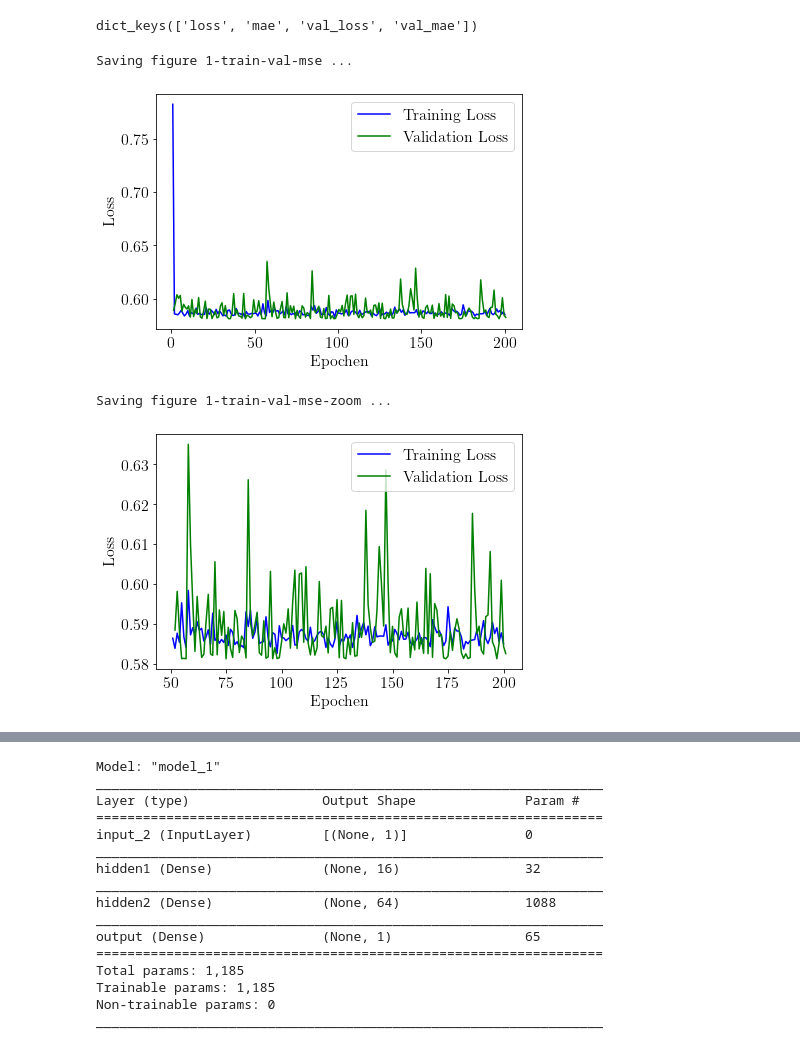
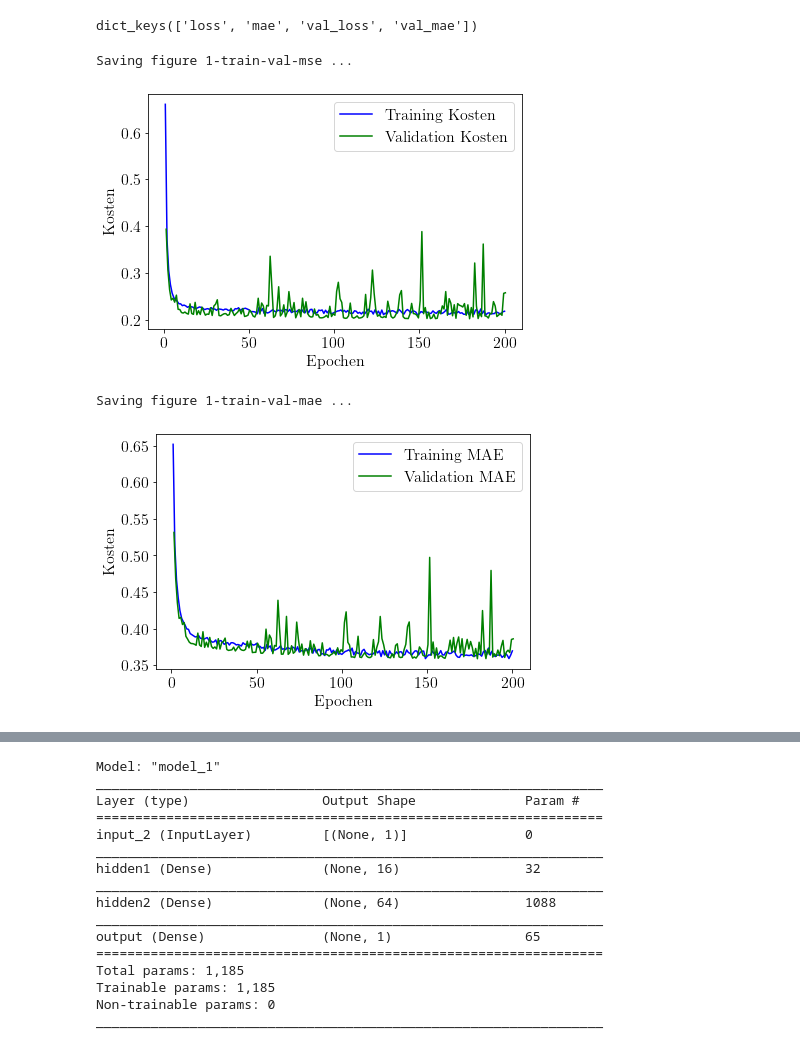
Before and after one commit to JensDll/bachelorarbeit-notebooks, a Jupyter notebook: first-nn/sine.ipynb, the cells around one changed output, grey strips where cells are left out. Saved outputs shown, nothing was run; the diff lists cells and outputs as text; code cells hidden in the pictures.

```diff
--- a/first-nn/sine.ipynb
+++ b/first-nn/sine.ipynb
@@ -113,7 +113,7 @@ Trainable params: 49
 Non-trainable params: 0
 _________________________________________________________________
 # %%
-sgd = tf.keras.optimizers.SGD(learning_rate=0.01, momentum=0.9)
+sgd = tf.keras.optimizers.SGD()
 model_1.compile(optimizer=sgd, loss="mse", metrics=["mae"])
 # %%
 EPOCHS = 200
@@ -148,36 +148,26 @@ assert len(loss_1) == len(val_loss_1) == EPOCHS
 # %%
 train_epochs = tf.range(1.0, EPOCHS + 1)
 val_epochs = train_epochs + 0.5
 
-def plot_loss(loss, val_loss, skip, model_num):
-    plt.plot(train_epochs, loss, "b-", label="Training Loss")
-    plt.plot(val_epochs, val_loss, "g-", label="Validation Loss")
-    plt.xlabel("Epochen")
-    plt.ylabel("Loss")
-    plt.legend()
-    save_fig(f"{model_num}-train-val-mse")
-    plt.show()
-
-    plt.plot(train_epochs[skip:], loss[skip:], "b-", label="Training Loss")
-    plt.plot(val_epochs[skip:] + 0.5, val_loss[skip:], "g-", label="Validation Loss")
-    plt.xlabel("Epochen")
-    plt.ylabel("Loss")
-    plt.legend()
-    save_fig(f"{model_num}-train-val-mse-zoom")
-    plt.show()
+plt.plot(train_epochs, loss_1, "b-", labeTraining Kostenoss")
+plt.plot(val_epochs, val_loss_1, "g-", labValidation KostenLoss")
+plt.xlabel("Epochen")ylabelKoKosten("Loss")
+plt.legend()
+save_fig(f"1-train-val-mse")
+plt.show()
+# %% [output]
+Saving figure 1-train-val-mse ...
+[figure, added]
-# %%
-plot_loss(loss_1, val_loss_1, skip=50, model_num=1)
-# %% [output]
-Saving figure 1-train-val-mse ...
-[figure, removed]
-Saving figure 1-train-val-mse-zoom ...
-[figure, removed]
 # %%
-def plot_mae(mae, val_mae, skip, model_num):
-    plt.plot(train_epochs[skip:], mae[skip:], "b-", label="Training MAE")
-    plt.plot(val_epochs[skip:], val_mae[skip:], "g-", label="Validation MAE")
-    plt.xlabel("Epochen")
-    plt.ylabel("Loss")
-    plt.legend()
-    save_fig(f"{model_num}-train-val-mae")
-    plt.show()
+mae_1 = history_1.history["mae"]
+val_mae_1 = history_1.history["val_mae"]
+
+plt.plot(train_epochs, mae_1, "b-", label="Training MAE")
+plt.plot(val_epochs, val_mae_1, "g-", label="Validation MAE")
+plt.xlabel("Epochen")ylabelKoKosten("Loss")
+plt.legenedf()
+svig(f"{1}-train-val-mae")
+plt.show()
+# %% [output]
+Saving figure 1-train-val-mae ...
+[figure, added]
```
Also changed, not shown: parts of 21 cells of this notebook, 1 other file.
